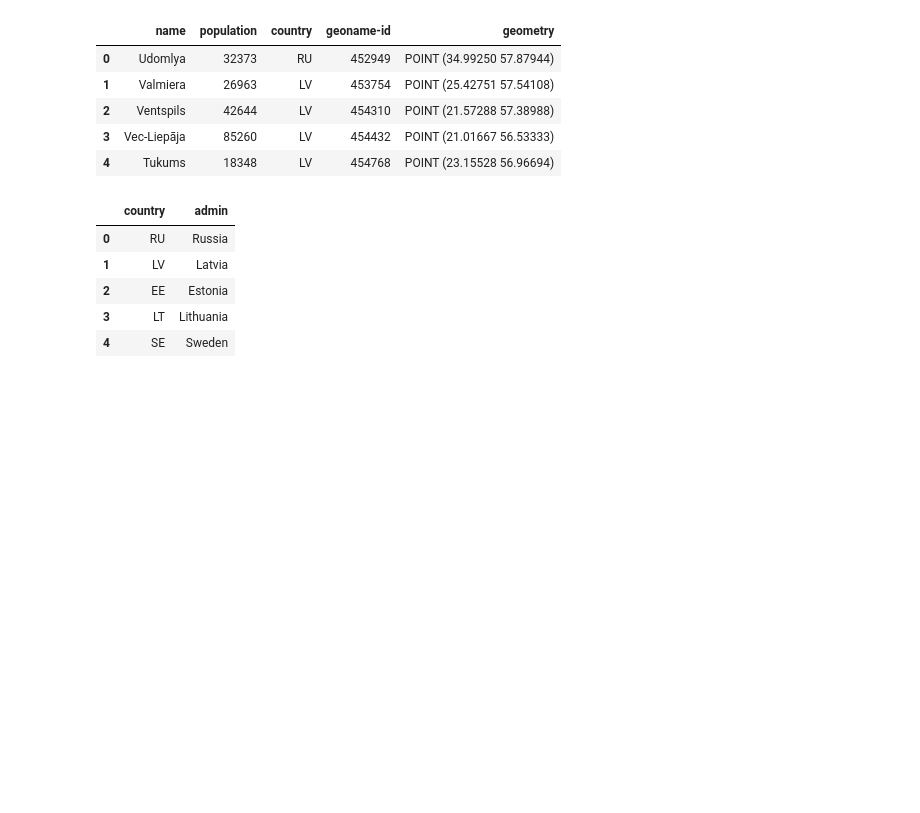
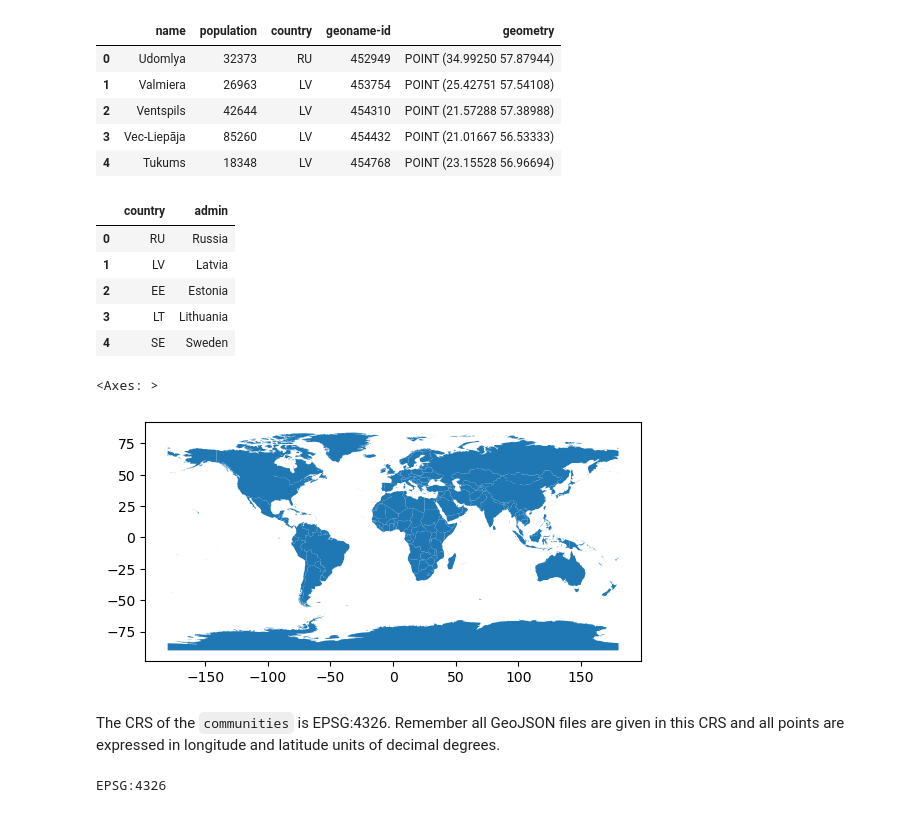
Before and after one commit to mmorenorolon/eds220-2025-in-class, a Jupyter notebook: week6-reprojecting.ipynb, the cells around one changed output. Drawn from its saved outputs; the diff is of its cells as text; code cells hidden in the pictures; blank space fills up the shorter version.

```diff
--- a/week6-reprojecting.ipynb
+++ b/week6-reprojecting.ipynb
@@ -39,3 +42,15 @@ country_names.head()
 | 2 | EE | Estonia |
 | 3 | LT | Lithuania |
 | 4 | SE | Sweden |
+# %%
+# Quick view
+countries.plot()
+# %% [output]
+<Axes: >
+[figure, added]
+# %% [markdown]
+The CRS of the `communities` is EPSG:4326. Remember all GeoJSON files are given in this CRS and all points are expressed in longitude and latitude units of decimal degrees.
+# %%
+print(countries.crs)
+# %% [output]
+EPSG:4326
```
Also changed, not shown: parts of 37 cells of this notebook.
